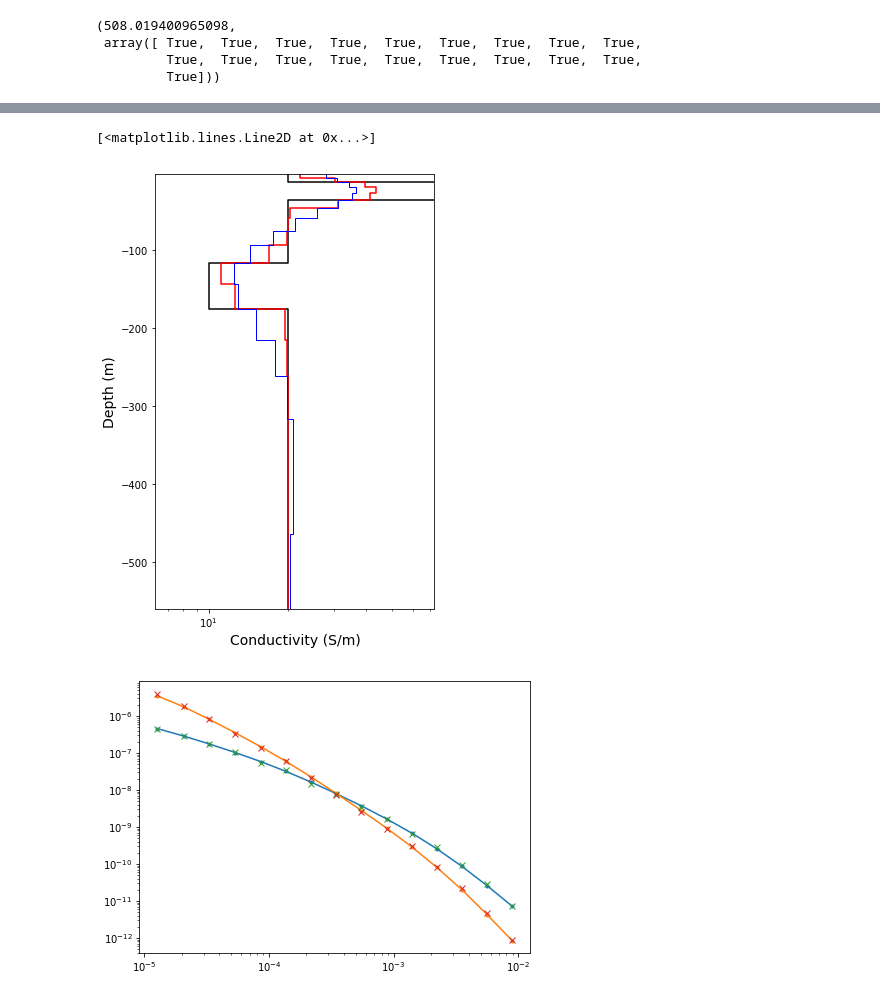
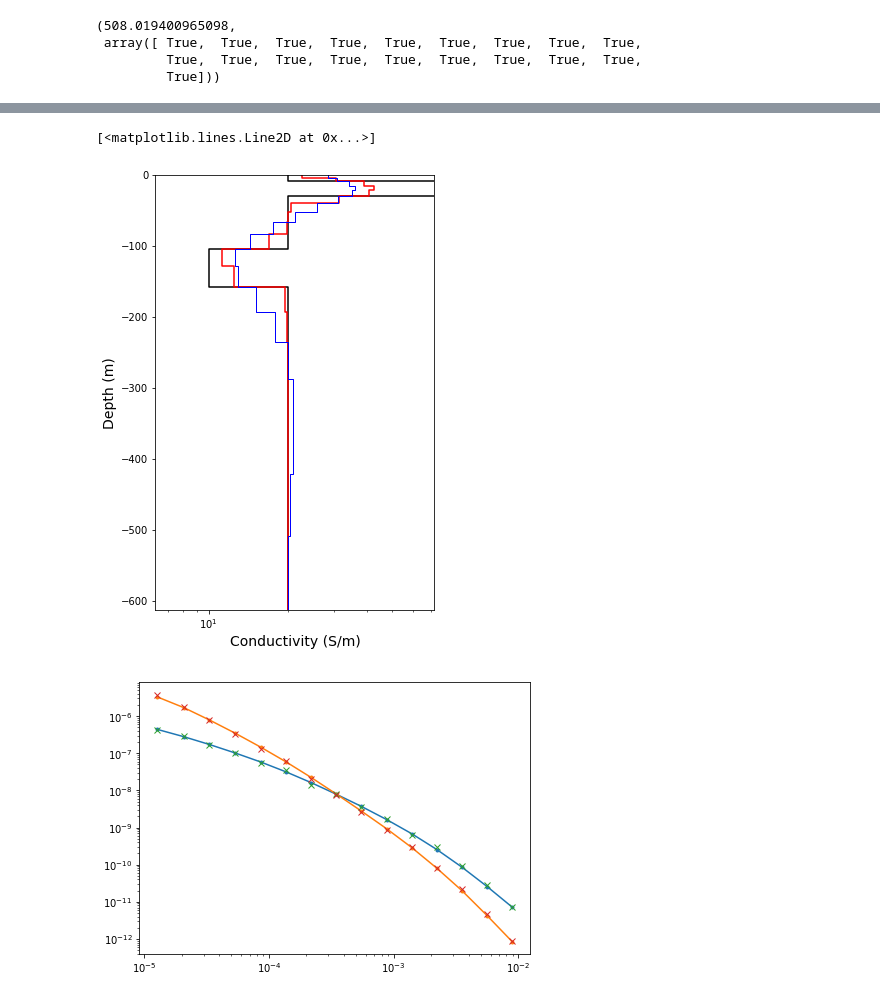
Before and after one commit to simpeg/simpegEM1D, a Jupyter notebook: notebooks/examples/EM1D_inversion_TD_layers_dual_moment.ipynb, the cells around one changed output, grey strips where cells are left out. Drawn from its saved outputs; the diff is of its cells as text; code cells hidden in the pictures.

```diff
--- a/notebooks/examples/EM1D_inversion_TD_layers_dual_moment.ipynb
+++ b/notebooks/examples/EM1D_inversion_TD_layers_dual_moment.ipynb
@@ -206,11 +206,11 @@ Times:                                        mean      sum
 # %%
 fig, ax = subplots(1,1, figsize=(5, 8))
-Utils1D.plotLayer(1./sig, LocSigZ)
-Utils1D.plotLayer(1./(expmap*mopt), LocSigZ, showlayers=False, **{'color':'r'})
-Utils1D.plotLayer(1./(expmap*invProb.l2model), LocSigZ, showlayers=False, **{'color':'b', 'lw':1.})
+Utils1D.plotLayer(1./sig, mesh1D)
+Utils1D.plotLayer(1./(expmap*mopt), mesh1D, showlayers=False, **{'color':'r'})
+Utils1D.plotLayer(1./(expmap*invProb.l2model), mesh1D, showlayers=False, **{'color':'b', 'lw':1.})
 # %% [output]
 [<matplotlib.lines.Line2D at 0x...>]
-[figure, old version]
+[figure, new version]
 # %%
 # fig, ax = subplots(1,1, figsize=(5, 8))
 # Utils1D.plotLayer(sig, LocSigZ)
```
Also changed, not shown: parts of 5 cells of this notebook, 21 other files.
